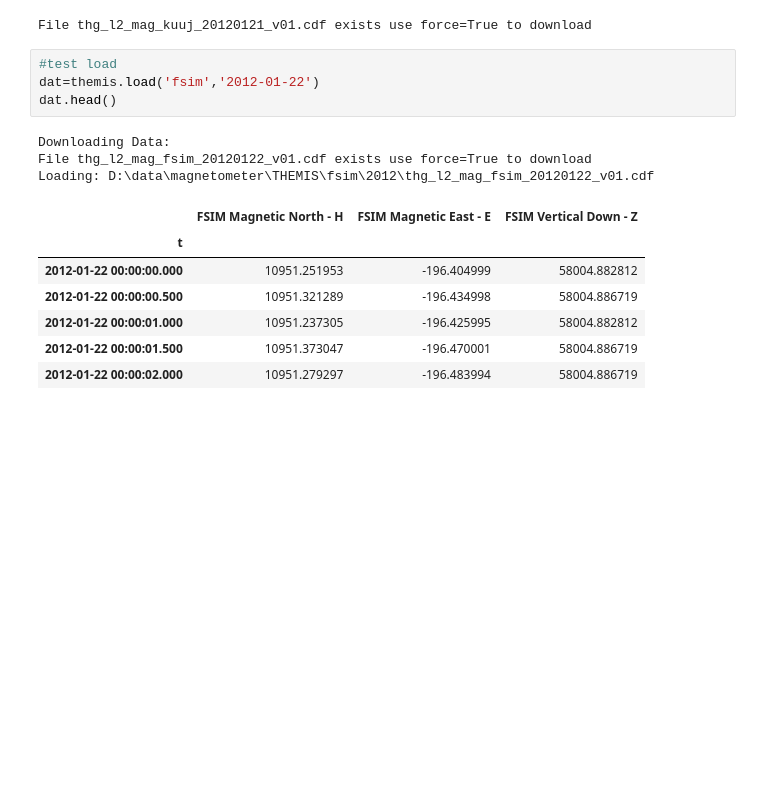
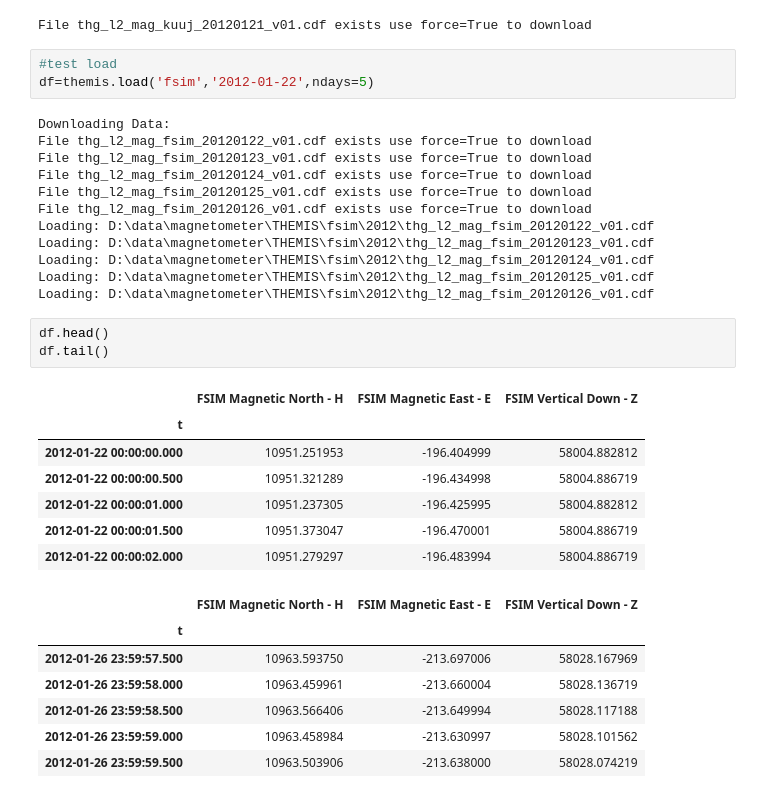
Before and after one commit to kylermurphy/gmag, a Jupyter notebook: notebooks/THEMIS_test.ipynb, the cells around one changed output. Drawn from its saved outputs; the diff is of its cells as text; blank space fills up the shorter version.

```diff
--- a/notebooks/THEMIS_test.ipynb
+++ b/notebooks/THEMIS_test.ipynb
@@ -22,16 +24,34 @@ themis.download('KUUJ','2012-01-21')
 File thg_l2_mag_kuuj_20120121_v01.cdf exists use force=True to download
 # %%
 #test load
-dat=themis.load('fsim','2012-01-22')
-dat.head()
+df=themis.load('fsim','2012-01-22',ndays=5)
 # %% [output]
 Downloading Data:
 File thg_l2_mag_fsim_20120122_v01.cdf exists use force=True to download
+File thg_l2_mag_fsim_20120123_v01.cdf exists use force=True to download
+File thg_l2_mag_fsim_20120124_v01.cdf exists use force=True to download
+File thg_l2_mag_fsim_20120125_v01.cdf exists use force=True to download
+File thg_l2_mag_fsim_20120126_v01.cdf exists use force=True to download
 Loading: D:\data\magnetometer\THEMIS\fsim\2012\thg_l2_mag_fsim_20120122_v01.cdf
+Loading: D:\data\magnetometer\THEMIS\fsim\2012\thg_l2_mag_fsim_20120123_v01.cdf
+Loading: D:\data\magnetometer\THEMIS\fsim\2012\thg_l2_mag_fsim_20120124_v01.cdf
+Loading: D:\data\magnetometer\THEMIS\fsim\2012\thg_l2_mag_fsim_20120125_v01.cdf
+Loading: D:\data\magnetometer\THEMIS\fsim\2012\thg_l2_mag_fsim_20120126_v01.cdf
-|  | FSIM Magnetic North - H | FSIM Magnetic East - E | FSIM Vertical Down - Z |
-| t |  |  |  |
-| 2012-01-22 00:00:00.000 | 10951.251953 | -196.404999 | 58004.882812 |
-| 2012-01-22 00:00:00.500 | 10951.321289 | -196.434998 | 58004.886719 |
-| 2012-01-22 00:00:01.000 | 10951.237305 | -196.425995 | 58004.882812 |
-| 2012-01-22 00:00:01.500 | 10951.373047 | -196.470001 | 58004.886719 |
-| 2012-01-22 00:00:02.000 | 10951.279297 | -196.483994 | 58004.886719 |
+# %%
+df.head()
+df.tail()
+# %% [output]
+|  | FSIM Magnetic North - H | FSIM Magnetic East - E | FSIM Vertical Down - Z |
+| t |  |  |  |
+| 2012-01-22 00:00:00.000 | 10951.251953 | -196.404999 | 58004.882812 |
+| 2012-01-22 00:00:00.500 | 10951.321289 | -196.434998 | 58004.886719 |
+| 2012-01-22 00:00:01.000 | 10951.237305 | -196.425995 | 58004.882812 |
+| 2012-01-22 00:00:01.500 | 10951.373047 | -196.470001 | 58004.886719 |
+| 2012-01-22 00:00:02.000 | 10951.279297 | -196.483994 | 58004.886719 |
+|  | FSIM Magnetic North - H | FSIM Magnetic East - E | FSIM Vertical Down - Z |
+| t |  |  |  |
+| 2012-01-26 23:59:57.500 | 10963.593750 | -213.697006 | 58028.167969 |
+| 2012-01-26 23:59:58.000 | 10963.459961 | -213.660004 | 58028.136719 |
+| 2012-01-26 23:59:58.500 | 10963.566406 | -213.649994 | 58028.117188 |
+| 2012-01-26 23:59:59.000 | 10963.458984 | -213.630997 | 58028.101562 |
+| 2012-01-26 23:59:59.500 | 10963.503906 | -213.638000 | 58028.074219 |
```
Also changed, not shown: parts of 7 cells of this notebook, 1 other file.
